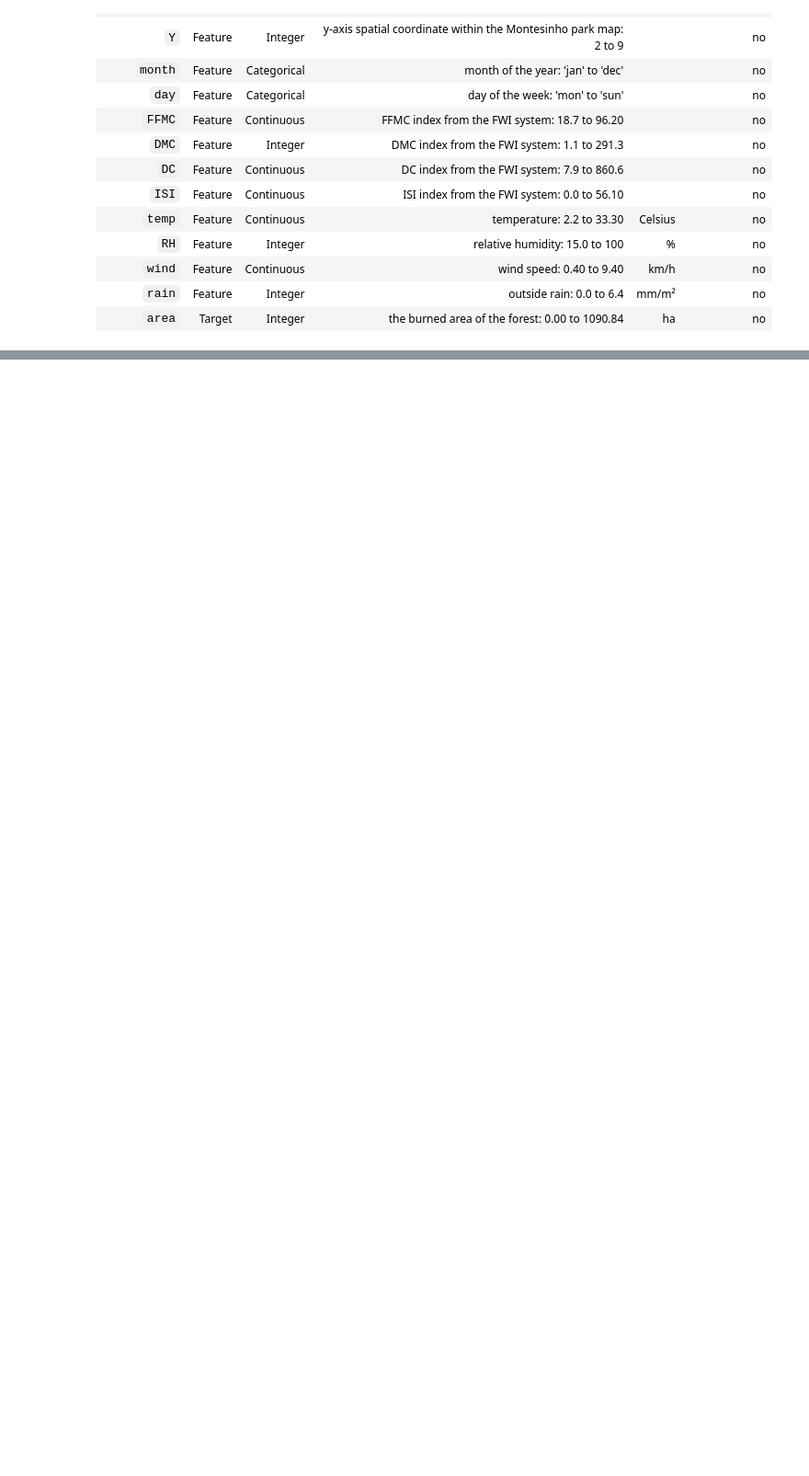
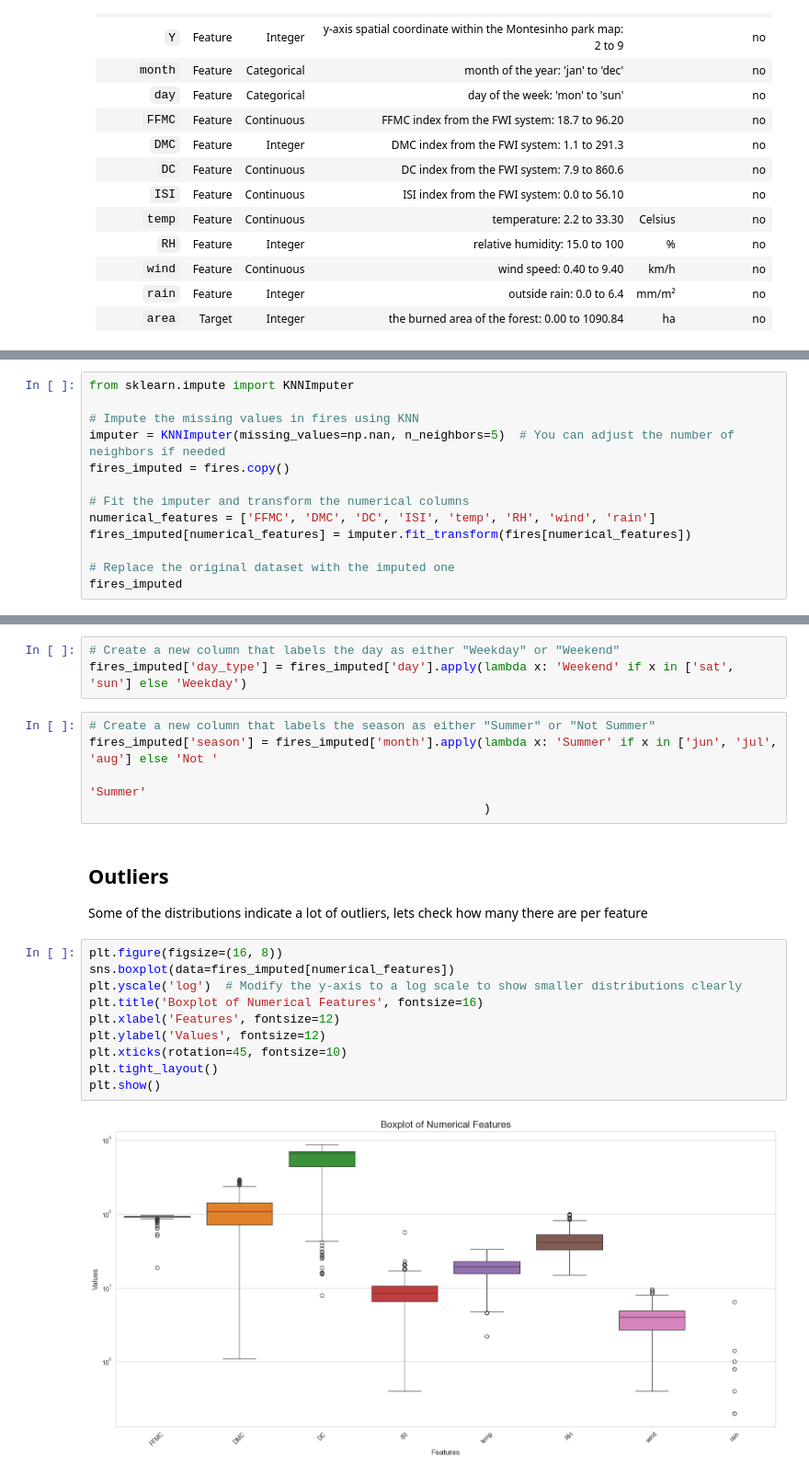
Before and after one commit to SJWallace/Dataquest, a Jupyter notebook: Guided Project - Optimising Model Prediction/main.ipynb, the cells around one changed output, grey strips where cells are left out. Shown at 92% size. Saved outputs shown, nothing was run; the diff lists cells and outputs as text; blank space fills up the shorter version.

```diff
--- a/Guided Project - Optimising Model Prediction/main.ipynb
+++ b/Guided Project - Optimising Model Prediction/main.ipynb
@@ -89,0 +235,13 @@ plt.show()
+# %%
+from sklearn.impute import KNNImputer
+
+# Impute the missing values in fires using KNN
+imputer = KNNImputer(missing_values=np.nan, n_neighbors=5)  # You can adjust the number of neighbors if needed
+fires_imputed = fires.copy()
+
+# Fit the imputer and transform the numerical columns
+numerical_features = ['FFMC', 'DMC', 'DC', 'ISI', 'temp', 'RH', 'wind', 'rain']
+fires_imputed[numerical_features] = imputer.fit_transform(fires[numerical_features])
+
+# Replace the original dataset with the imputed one
+fires_imputed
@@ -89,0 +271,23 @@ plt.show()
+# %%
+# Create a new column that labels the day as either "Weekday" or "Weekend"
+fires_imputed['day_type'] = fires_imputed['day'].apply(lambda x: 'Weekend' if x in ['sat', 'sun'] else 'Weekday')
+# %%
+# Create a new column that labels the season as either "Summer" or "Not Summer"
+fires_imputed['season'] = fires_imputed['month'].apply(lambda x: 'Summer' if x in ['jun', 'jul', 'aug'] else 'Not '
+                                                                                                             'Summer'
+                                                       )
+# %% [markdown]
+## Outliers
+Some of the distributions indicate a lot of outliers, lets check how many there are per feature
+# %%
+plt.figure(figsize=(16, 8))
+sns.boxplot(data=fires_imputed[numerical_features])
+plt.yscale('log')  # Modify the y-axis to a log scale to show smaller distributions clearly
+plt.title('Boxplot of Numerical Features', fontsize=16)
+plt.xlabel('Features', fontsize=12)
+plt.ylabel('Values', fontsize=12)
+plt.xticks(rotation=45, fontsize=10)
+plt.tight_layout()
+plt.show()
+# %% [output]
+[figure, added]
```
Also changed, not shown: parts of 75 cells of this notebook, 1 other file.
